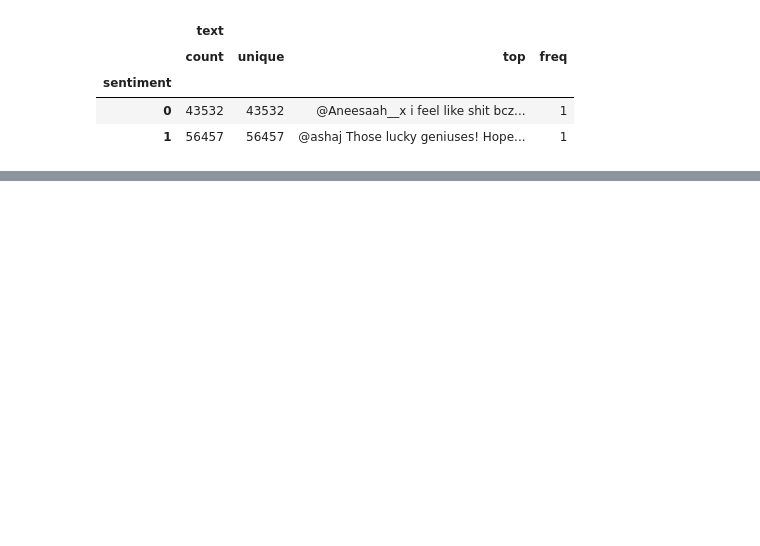
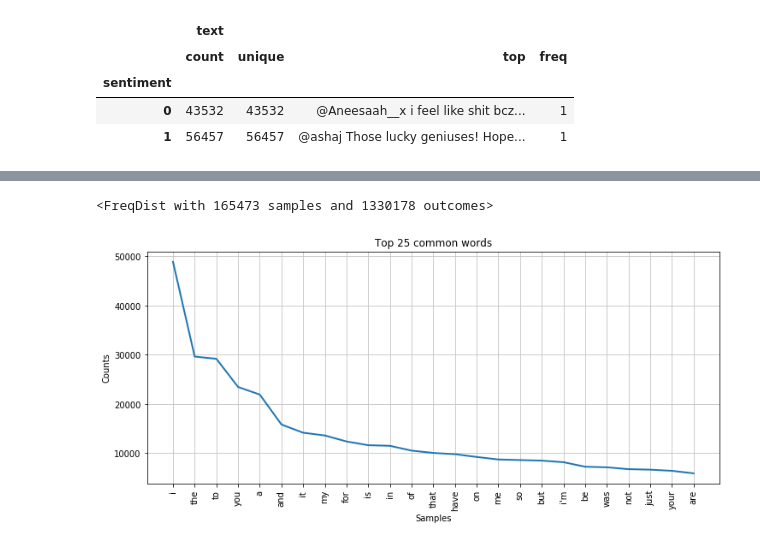
Before and after one commit to swetha-sundar/sentiment-analysis, a Jupyter notebook: preprocessing.ipynb, the cells around one changed output, grey strips where cells are left out. Cells and saved outputs as stored; diff of their text form; code cells hidden in the pictures; blank space fills up the shorter version.

```diff
--- a/preprocessing.ipynb
+++ b/preprocessing.ipynb
@@ -66,0 +110,9 @@ data.groupby('sentiment').describe()
+# %%
+# Collect all the words in the training dataset
+all_words = []
+for line in list(data['text']):
+    words = line.split()
+    for word in words:
+        all_words.append(word.lower())
+
+Counter(all_words).most_common(15)
@@ -66,0 +145,11 @@ data.groupby('sentiment').describe()
+# %%
+# plot word frequency distribution of top common words
+plt.figure(figsize=(12,5))
+plt.title("Top 25 common words")
+fd = nltk.FreqDist(all_words)
+print(fd)
+fd.most_common(25)
+fd.plot(25, cumulative=False)
+# %% [output]
+<FreqDist with 165473 samples and 1330178 outcomes>
+[figure, added]
```
Also changed, not shown: parts of 10 cells of this notebook.
